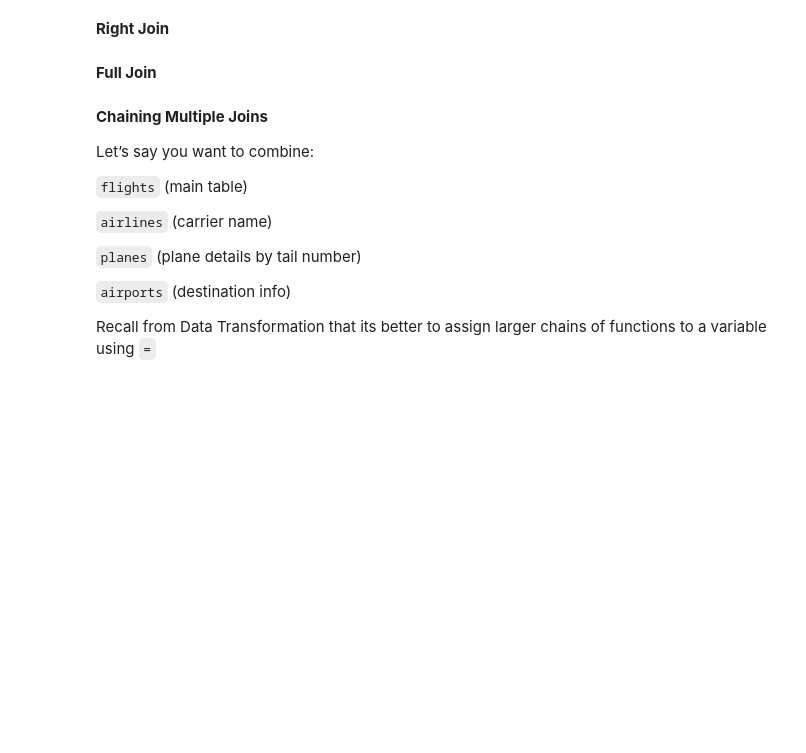
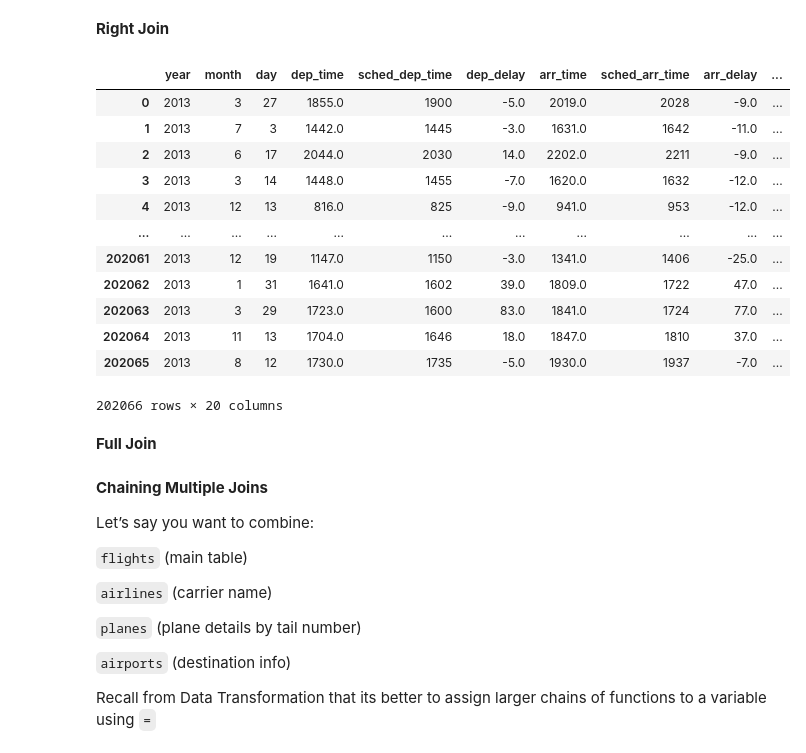
Before and after one commit to Riashengyuanyang/Analytics-through-Coding, a Jupyter notebook: Session_2/Relational_Data.ipynb, the cells around one changed output. Drawn from its saved outputs; the diff is of its cells as text; code cells hidden in the pictures; blank space fills up the shorter version.

```diff
--- a/Session_2/Relational_Data.ipynb
+++ b/Session_2/Relational_Data.ipynb
@@ -127,7 +158,22 @@ There are 2 type of joins
 # %% [markdown]
 **Right Join**
 # %%
- # Keeps all airlines and only the flights that match them.
+pd.merge(flights,airlines,
+         on="carrier", how="right")
+# %% [output]
+|  | year | month | day | dep_time | sched_dep_time | dep_delay | arr_time | sched_arr_time | arr_delay | ... |
+| 0 | 2013 | 3 | 27 | 1855.0 | 1900 | -5.0 | 2019.0 | 2028 | -9.0 | ... |
+| 1 | 2013 | 7 | 3 | 1442.0 | 1445 | -3.0 | 1631.0 | 1642 | -11.0 | ... |
+| 2 | 2013 | 6 | 17 | 2044.0 | 2030 | 14.0 | 2202.0 | 2211 | -9.0 | ... |
+| 3 | 2013 | 3 | 14 | 1448.0 | 1455 | -7.0 | 1620.0 | 1632 | -12.0 | ... |
+| 4 | 2013 | 12 | 13 | 816.0 | 825 | -9.0 | 941.0 | 953 | -12.0 | ... |
+| ... | ... | ... | ... | ... | ... | ... | ... | ... | ... | ... |
+| 202061 | 2013 | 12 | 19 | 1147.0 | 1150 | -3.0 | 1341.0 | 1406 | -25.0 | ... |
+| 202062 | 2013 | 1 | 31 | 1641.0 | 1602 | 39.0 | 1809.0 | 1722 | 47.0 | ... |
+| 202063 | 2013 | 3 | 29 | 1723.0 | 1600 | 83.0 | 1841.0 | 1724 | 77.0 | ... |
+| 202064 | 2013 | 11 | 13 | 1704.0 | 1646 | 18.0 | 1847.0 | 1810 | 37.0 | ... |
+| 202065 | 2013 | 8 | 12 | 1730.0 | 1735 | -5.0 | 1930.0 | 1937 | -7.0 | ... |
+202066 rows × 20 columns
 # %% [markdown]
 **Full Join**
 # %%
```
Also changed, not shown: parts of 3 cells of this notebook.
